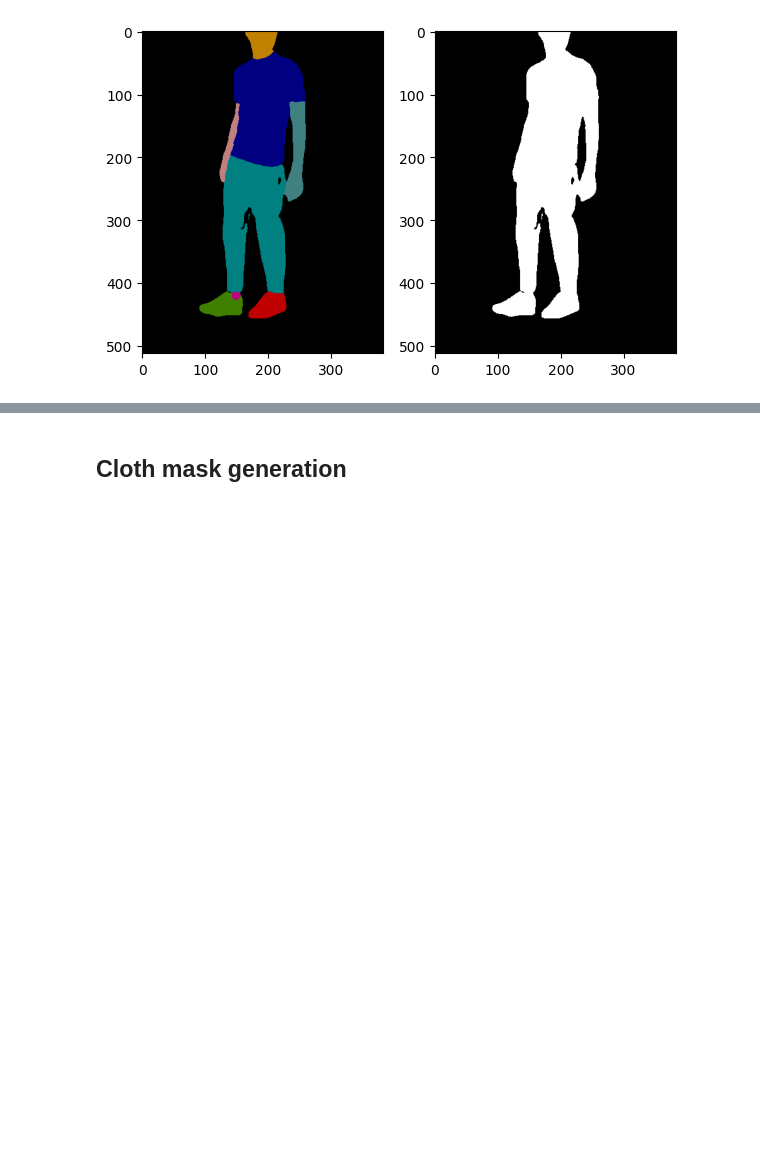
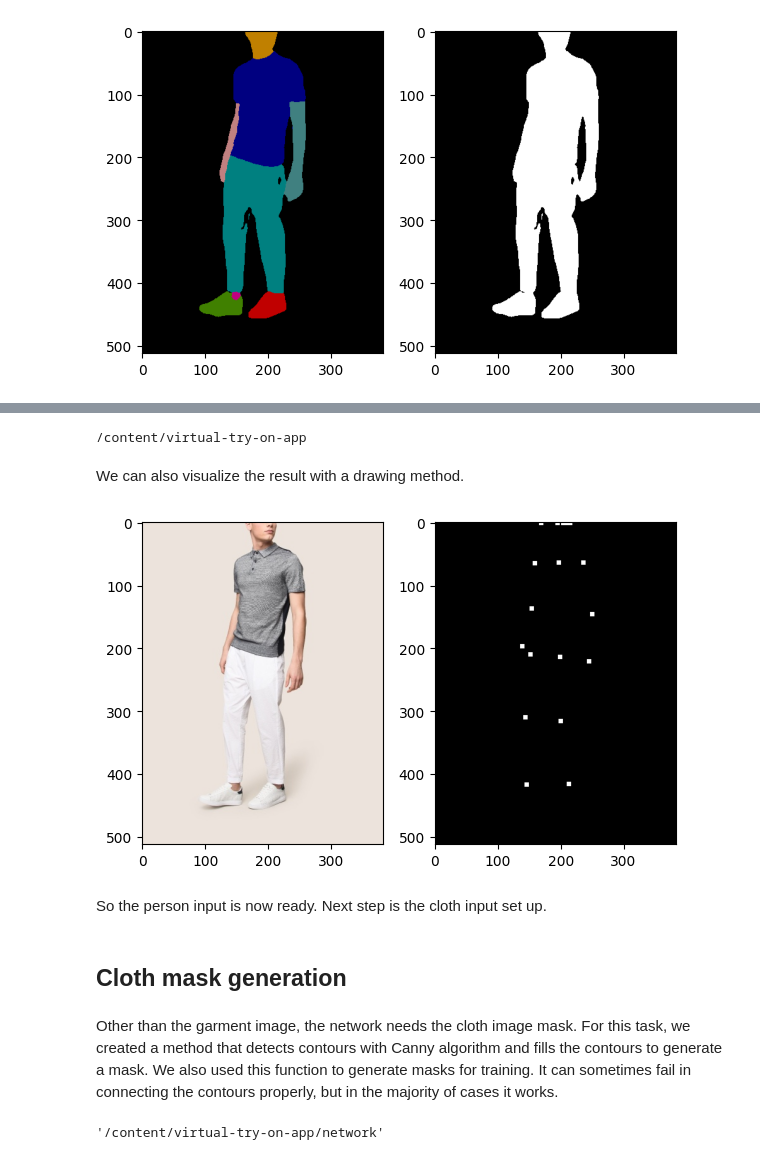
Before and after one commit to felicia-puzone/virtual-try-on-app, a Jupyter notebook: Inference_pipeline_presentation.ipynb, the cells around one changed output, grey strips where cells are left out. Cells and saved outputs as stored; diff of their text form; code cells hidden in the pictures; blank space fills up the shorter version.

```diff
--- a/Inference_pipeline_presentation.ipynb
+++ b/Inference_pipeline_presentation.ipynb
@@ -166,0 +217,4 @@ os.system("bin\OpenPoseDemo.exe --image_dir ./../input_images  --write_json ./..
+# %%
+openpose_keypoints = d2.get_keypoints(person_image)
+openpose_keypoints.shape
+#print(openpose_keypoints)
@@ -167,2 +229,62 @@ os.system("bin\OpenPoseDemo.exe --image_dir ./../input_images  --write_json ./..
+# %%
+def json_parser(tensor_keypoints):
+
+    parsed_list = []
+
+    data = {}
+    data['version'] = 1.0,
+    data['people'] = {}
+    data['people']['face_keypoints'] = []
+    data['people']['pose_keypoints'] = []
+    data['people']['hand_right_keypoints'] = []
+    data['people']['hand_left_keypoints'] = []
+
+
+    keypoints = tensor_keypoints.tolist()
+
+    for keypoint in keypoints:
+
+        if -1.0 not in keypoint[:3]: data['people']['pose_keypoints'].extend(keypoint[:3])
+        else: data['people']['pose_keypoints'].extend([0,0,0])
+
+        parsed_list.append(json.dumps(data))
+
+    return json.dumps(data)
+
+with open("./result/keypoints-openpose/000179_2.json", "w") as outfile:
+    outfile.write(json_parser(openpose_keypoints))
+# %% [output]
+/content/virtual-try-on-app
+# %% [markdown]
+We can also visualize the result with a drawing method.
+# %%
+def draw_keypoints(tensor_keypoints, height, width, radius):
+  point_num = tensor_keypoints.shape[0]
+  r = radius
+  im_pose = Image.new('L', (width, height))
+  pose_draw = ImageDraw.Draw(im_pose)
+
+  for i in range(point_num):
+
+    pose_draw = ImageDraw.Draw(im_pose)
+    pointx = tensor_keypoints[i, 0]
+    pointy = tensor_keypoints[i, 1]
+    if pointx > 1 and pointy > 1:
+      pose_draw.rectangle((pointx-r, pointy-r, pointx+r, pointy+r), 'white', 'white')
+
+  return im_pose
+
+
+im_pose = draw_keypoints(openpose_keypoints, 512, 384, 3)
+
+show_list = [person_image, cv2.cvtColor(np.array(im_pose), cv2.COLOR_GRAY2RGB)]
+
+plot_img_list(show_list)
+# %% [output]
+[figure, added]
+# %% [markdown]
+So the person input is now ready. Next step is the cloth input set up.
 # %% [markdown]
 ## Cloth mask generation
+# %% [markdown]
+Other than the garment image, the network needs the cloth image mask. For this task, we created a method that detects contours with Canny algorithm and fills the contours to generate a mask. We also used this function to generate masks for training. It can sometimes fail in connecting the contours properly, but in the majority of cases it works.
@@ -168,0 +344,4 @@ os.system("bin\OpenPoseDemo.exe --image_dir ./../input_images  --write_json ./..
+# %%
+os.getcwd()
+# %% [output]
+'/content/virtual-try-on-app/network'
```
Also changed, not shown: parts of 30 cells of this notebook, 1 other file.
